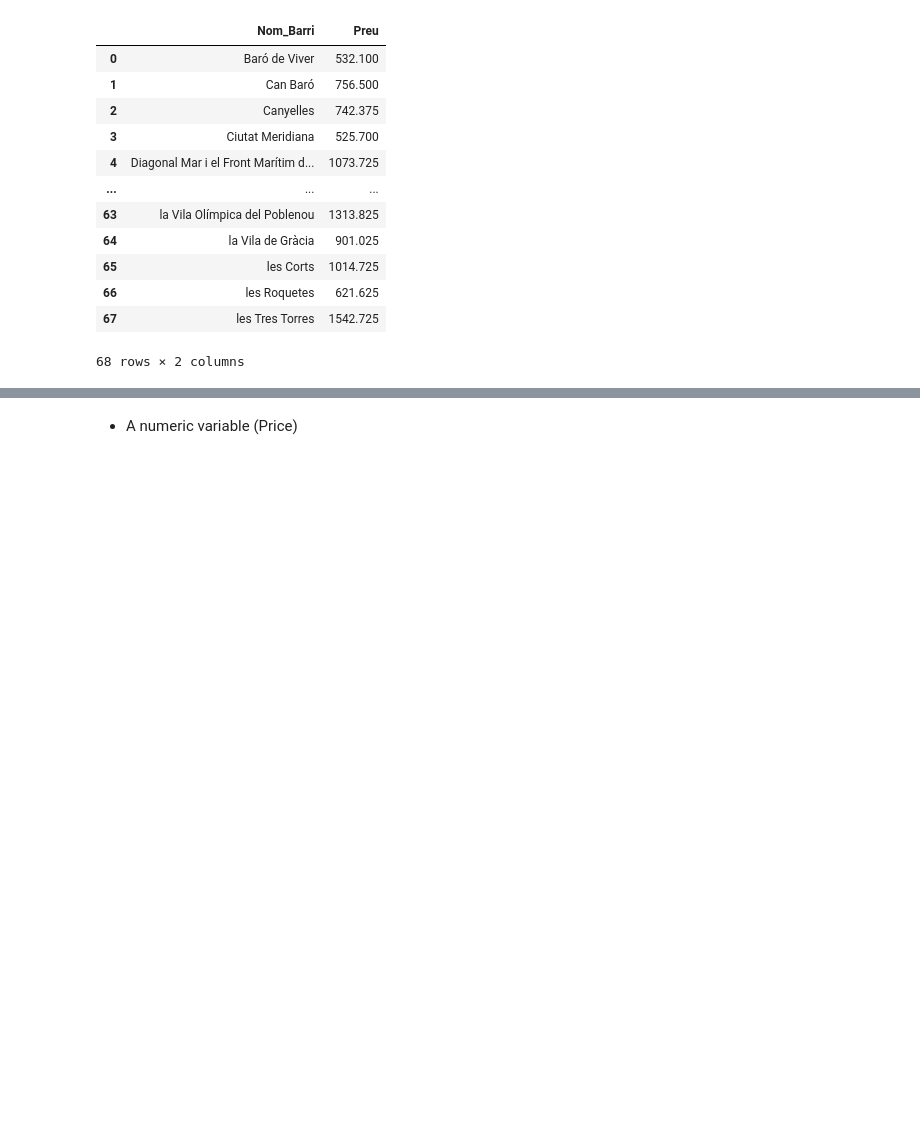
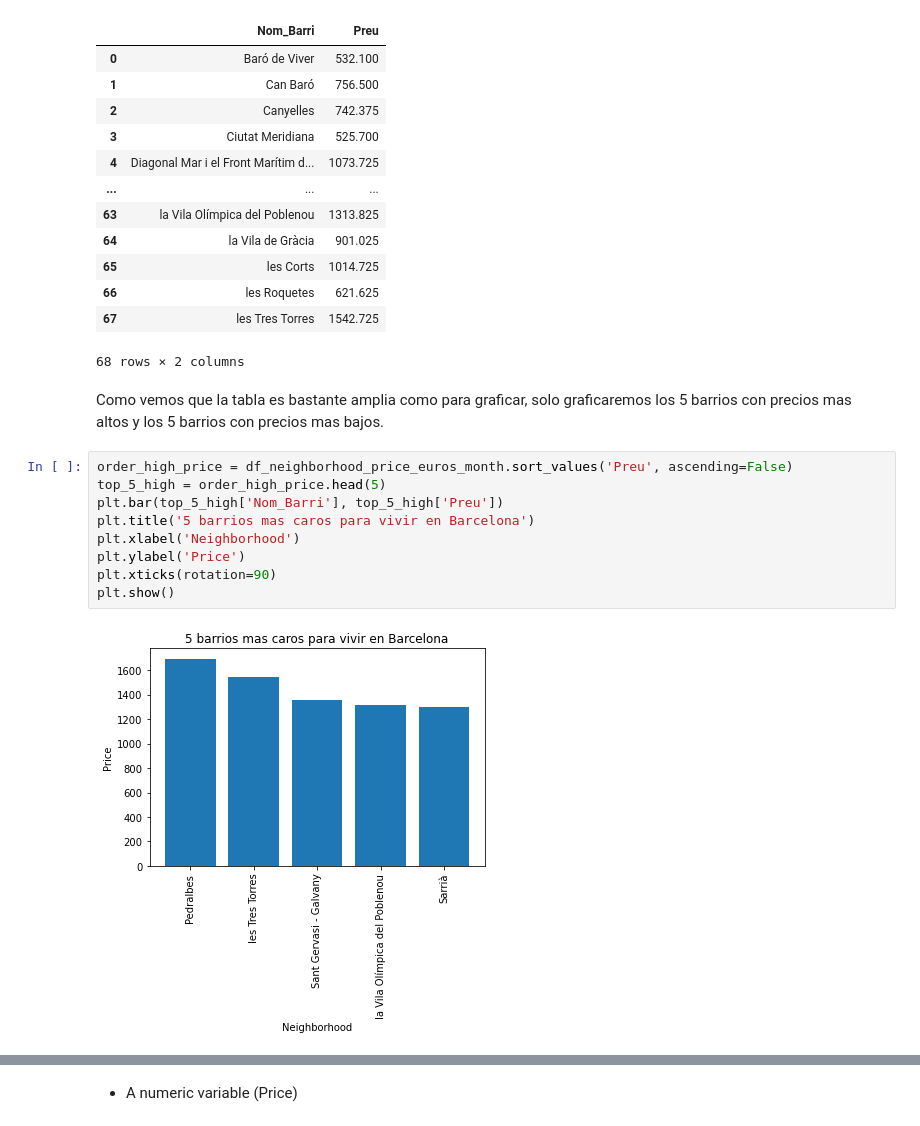
Before and after one commit to IvanaCandyAguilar/Data-Engineer-Data-Science, a Jupyter notebook: Sprint4/Task S4 T01 oficial.ipynb, the cells around one changed output, grey strips where cells are left out. Cells and saved outputs as stored; diff of their text form; blank space fills up the shorter version.

```diff
--- a/Sprint4/Task S4 T01 oficial.ipynb
+++ b/Sprint4/Task S4 T01 oficial.ipynb
@@ -113,3 +113,16 @@ df_neighborhood_price_euros_month.head(100)
 | 66 | les Roquetes | 621.625 |
 | 67 | les Tres Torres | 1542.725 |
 68 rows × 2 columns
+# %% [markdown]
+Como vemos que la tabla es bastante amplia como para graficar, solo graficaremos los 5 barrios con precios mas altos y los 5 barrios con precios mas bajos.
+# %%
+order_high_price = df_neighborhood_price_euros_month.sort_values('Preu', ascending=False)
+top_5_high = order_high_price.head(5)
+plt.bar(top_5_high['Nom_Barri'], top_5_high['Preu'])
+plt.title('5 barrios mas caros para vivir en Barcelona')
+plt.xlabel('Neighborhood')
+plt.ylabel('Price')
+plt.xticks(rotation=90)
+plt.show()
+# %% [output]
+[figure, added]
```
Also changed, not shown: parts of 1 cell of this notebook.
